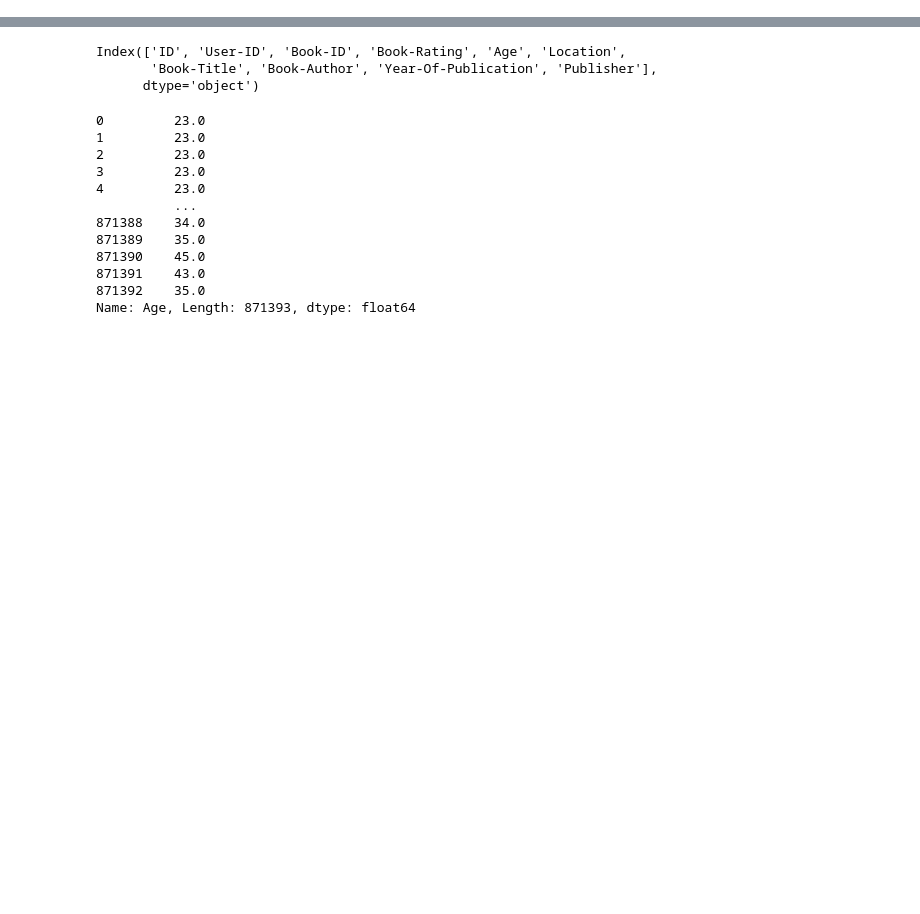
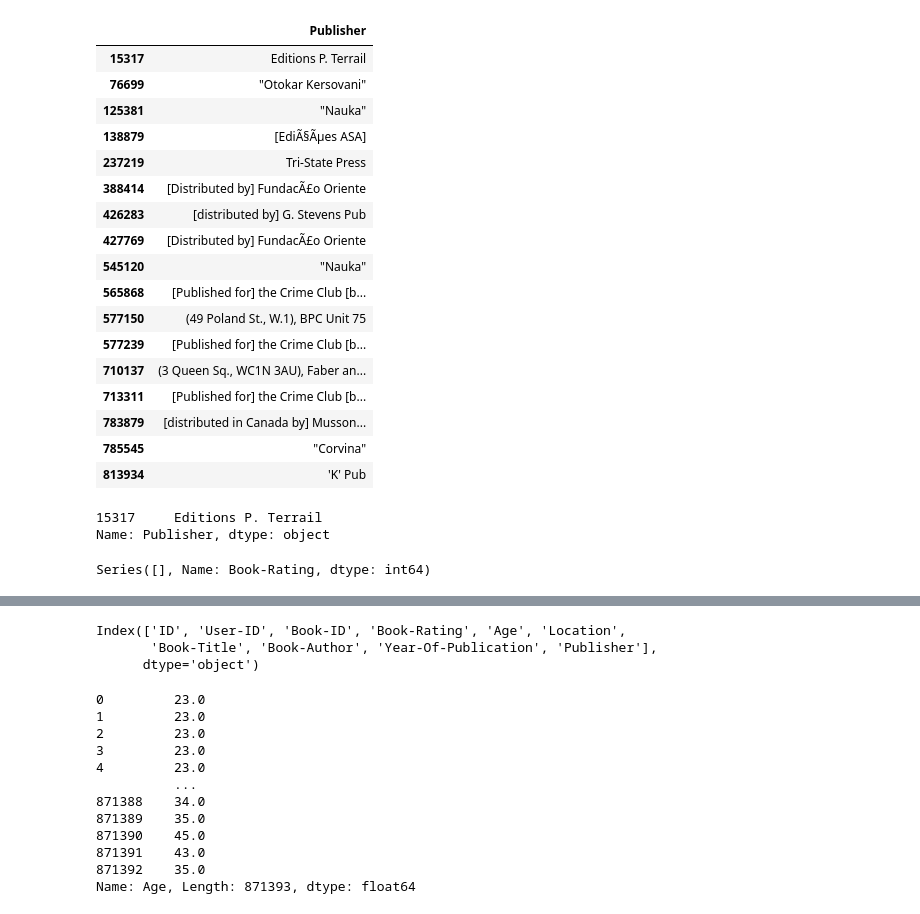
Before and after one commit to 2sojeong/DataScience_Term_23, a Jupyter notebook: preprocessing.ipynb, the cells around one changed output, grey strips where cells are left out. Drawn from its saved outputs; the diff is of its cells as text; code cells hidden in the pictures; blank space fills up the shorter version.

```diff
--- a/preprocessing.ipynb
+++ b/preprocessing.ipynb
@@ -3,10 +3,11 @@ import numpy as np
 import pandas as pd
 import matplotlib.pyplot as plt
 import seaborn as sns
-pd.set_option('display.max_rows', None)
+# pd.set_option('display.max_rows', None)
 # %%
-df=pd.read_csv("train.csv")
-df.head(10)
+train_df=pd.read_csv("train.csv")
+train_df.head(10)
+#train_df[train_df['Book-ID']=='BOOK_077238'][['Book-Title']]
 # %% [output]
 |  | ID | User-ID | Book-ID | Book-Rating | Age | Location | Book-Title | Book-Author | ... |
 | 0 | TRAIN_000000 | USER_00000 | BOOK_044368 | 8 | 23.0 | sackville, new brunswick, canada | Road Taken | Rona Jaffe | ... |
@@ -21,0 +80,28 @@ df.head(10)
+# %%
+#출판사가 숫자 혹은 문자로 시작하지 않는 행 출력
+
+df[~df['Publisher'].str[0].str.isdigit() & ~df['Publisher'].str[0].str.isalpha()][['Publisher']]
+# %% [output]
+|  | Publisher |
+| 15317 | Editions P. Terrail |
+| 76699 | "Otokar Kersovani" |
+| 125381 | "Nauka" |
+| 138879 | [EdiÃ§Ãµes ASA] |
+| 237219 | Tri-State Press |
+| 388414 | [Distributed by] FundacÃ£o Oriente |
+| 426283 | [distributed by] G. Stevens Pub |
+| 427769 | [Distributed by] FundacÃ£o Oriente |
+| 545120 | "Nauka" |
+| 565868 | [Published for] the Crime Club [b... |
+| 577150 | (49 Poland St., W.1), BPC Unit 75 |
+| 577239 | [Published for] the Crime Club [b... |
+| 710137 | (3 Queen Sq., WC1N 3AU), Faber an... |
+| 713311 | [Published for] the Crime Club [b... |
+| 783879 | [distributed in Canada by] Musson... |
+| 785545 | "Corvina" |
+| 813934 | 'K' Pub |
+# %%
+df[df['Publisher']==' Editions P. Terrail']['Publisher']
+# %% [output]
+15317     Editions P. Terrail
+Name: Publisher, dtype: object
@@ -22 +110,5 @@ df.head(10)
+# %%
+df_clean_book[df_clean_book['Book-Rating']==0]['Book-Rating']
+# %% [output]
+Series([], Name: Book-Rating, dtype: int64)
 # %%
```
Also changed, not shown: parts of 5 cells of this notebook, 3 other files.
